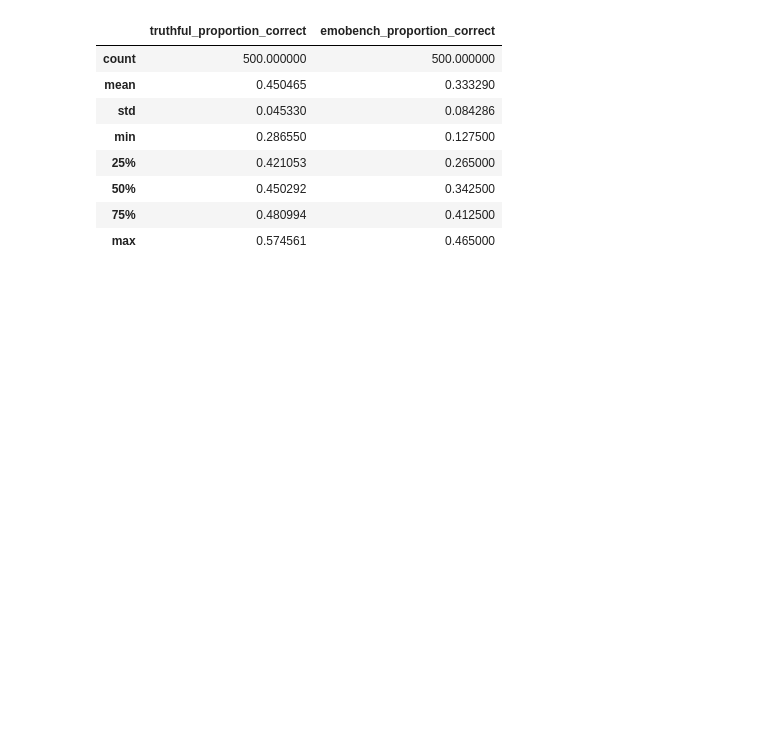
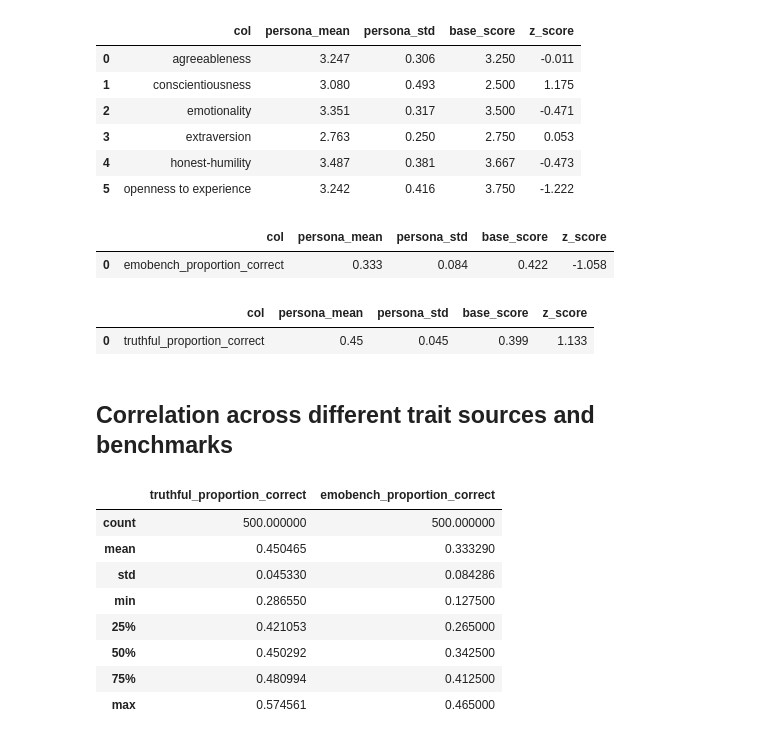
Before and after one commit to amir-abdullah-thoughtworks/psychometrics_for_LLMs, a Jupyter notebook: llm_psychometrics/notebooks/analysis/benchmark_behaviour_analysis.ipynb, the cells around one changed output. Cells and saved outputs as stored; diff of their text form; code cells hidden in the pictures; blank space fills up the shorter version.

```diff
--- a/llm_psychometrics/notebooks/analysis/benchmark_behaviour_analysis.ipynb
+++ b/llm_psychometrics/notebooks/analysis/benchmark_behaviour_analysis.ipynb
@@ -105,3 +240,27 @@ persona_truthfulqa_rank = pd.read_csv("../../experiment_results/analysis_2026Mar
+# %%
+option_cols = ['agreeableness','conscientiousness' ,'emotionality','extraversion','honest-humility','openness to experience']
+
+get_z_score_summary_df(base_hexaco_score, persona_hexaco_score, option_cols)
+# %% [output]
+|  | col | persona_mean | persona_std | base_score | z_score |
+| 0 | agreeableness | 3.247 | 0.306 | 3.250 | -0.011 |
+| 1 | conscientiousness | 3.080 | 0.493 | 2.500 | 1.175 |
+| 2 | emotionality | 3.351 | 0.317 | 3.500 | -0.471 |
+| 3 | extraversion | 2.763 | 0.250 | 2.750 | 0.053 |
+| 4 | honest-humility | 3.487 | 0.381 | 3.667 | -0.473 |
+| 5 | openness to experience | 3.242 | 0.416 | 3.750 | -1.222 |
+# %%
+get_z_score_summary_df(base_emobench_rank, persona_emobench_rank, ['emobench_proportion_correct'])
+# %% [output]
+|  | col | persona_mean | persona_std | base_score | z_score |
+| 0 | emobench_proportion_correct | 0.333 | 0.084 | 0.422 | -1.058 |
+# %%
+get_z_score_summary_df(base_truthfulqa_rank, persona_truthfulqa_rank, ['truthful_proportion_correct'])
+# %% [output]
+|  | col | persona_mean | persona_std | base_score | z_score |
+| 0 | truthful_proportion_correct | 0.45 | 0.045 | 0.399 | 1.133 |
+# %% [markdown]
+## Correlation across different trait sources and benchmarks
 # %%
 persona_hexaco_score.fillna(0, inplace=True)
 # %%
```
Also changed, not shown: parts of 41 cells of this notebook, 2 other files.
